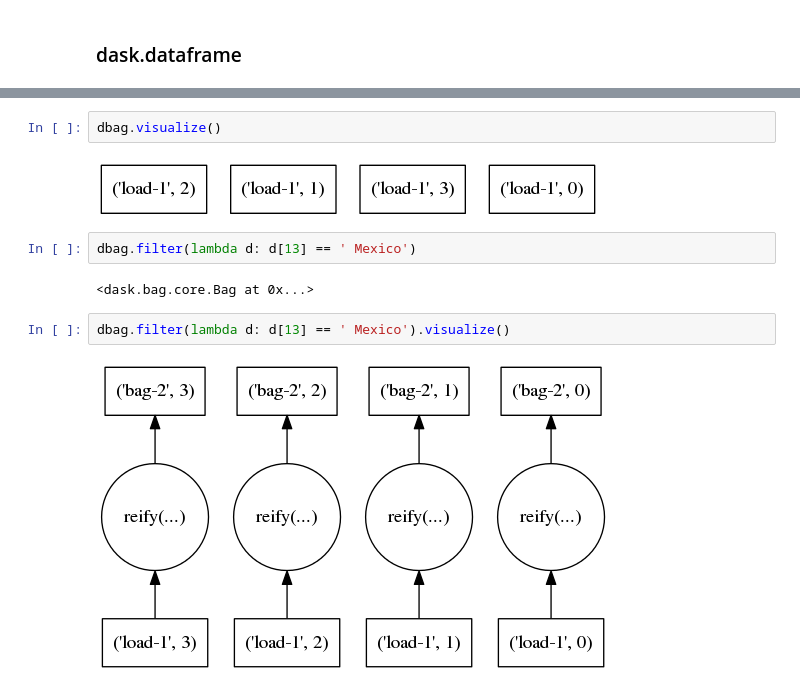
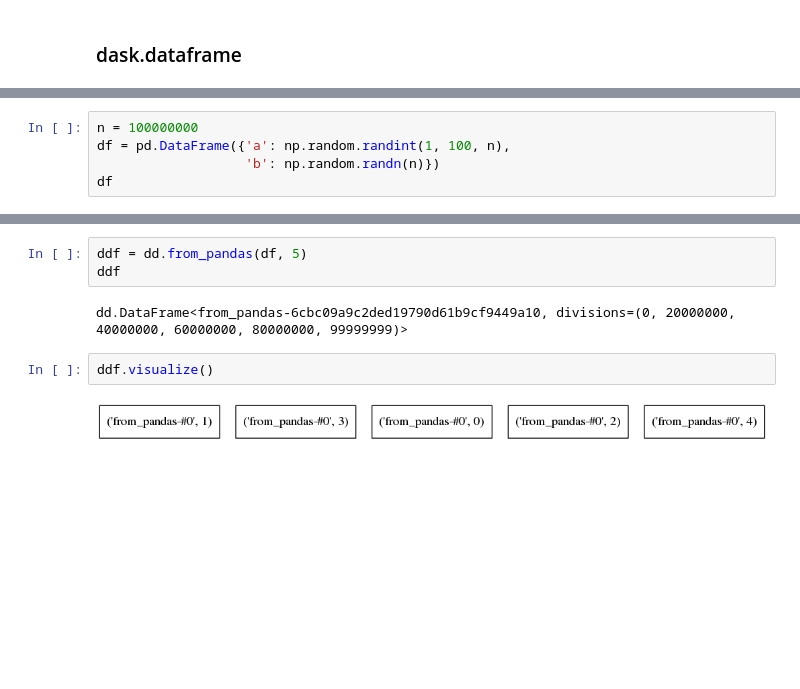
Before and after one commit to sinhrks/PyConJP2015, a Jupyter notebook: Dask_lightningtalk.ipynb, the cells around one changed output, grey strips where cells are left out. Saved outputs shown, nothing was run; the diff lists cells and outputs as text; blank space fills up the shorter version.

```diff
--- a/Dask_lightningtalk.ipynb
+++ b/Dask_lightningtalk.ipynb
@@ -112,0 +106,5 @@ dbag
+# %%
+n = 100000000
+df = pd.DataFrame({'a': np.random.randint(1, 100, n),
+                   'b': np.random.randn(n)})
+df
@@ -113,12 +123,9 @@ dbag
+# %%
+ddf = dd.from_pandas(df, 5)
+ddf
+# %% [output]
+dd.DataFrame<from_pandas-6cbc09a9c2ded19790d61b9cf9449a10, divisions=(0, 20000000, 40000000, 60000000, 80000000, 99999999)>
 # %%
-dbag.visualize()
+ddf.visualize()
 # %% [output]
-[figure, old version]
+[figure, new version]
-# %%
-dbag.filter(lambda d: d[13] == ' Mexico')
-# %% [output]
-<dask.bag.core.Bag at 0x...>
-# %%
-dbag.filter(lambda d: d[13] == ' Mexico').visualize()
-# %% [output]
-[figure, removed]
```
Also changed, not shown: parts of 35 cells of this notebook, 1 other file.
